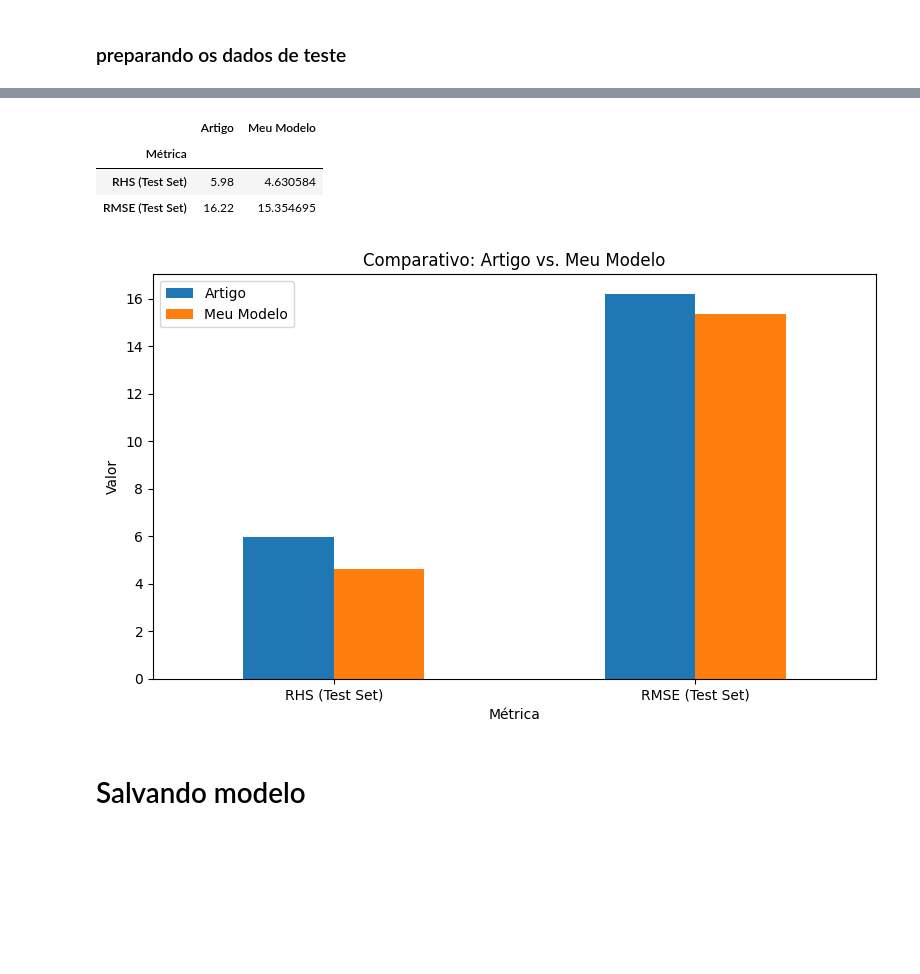
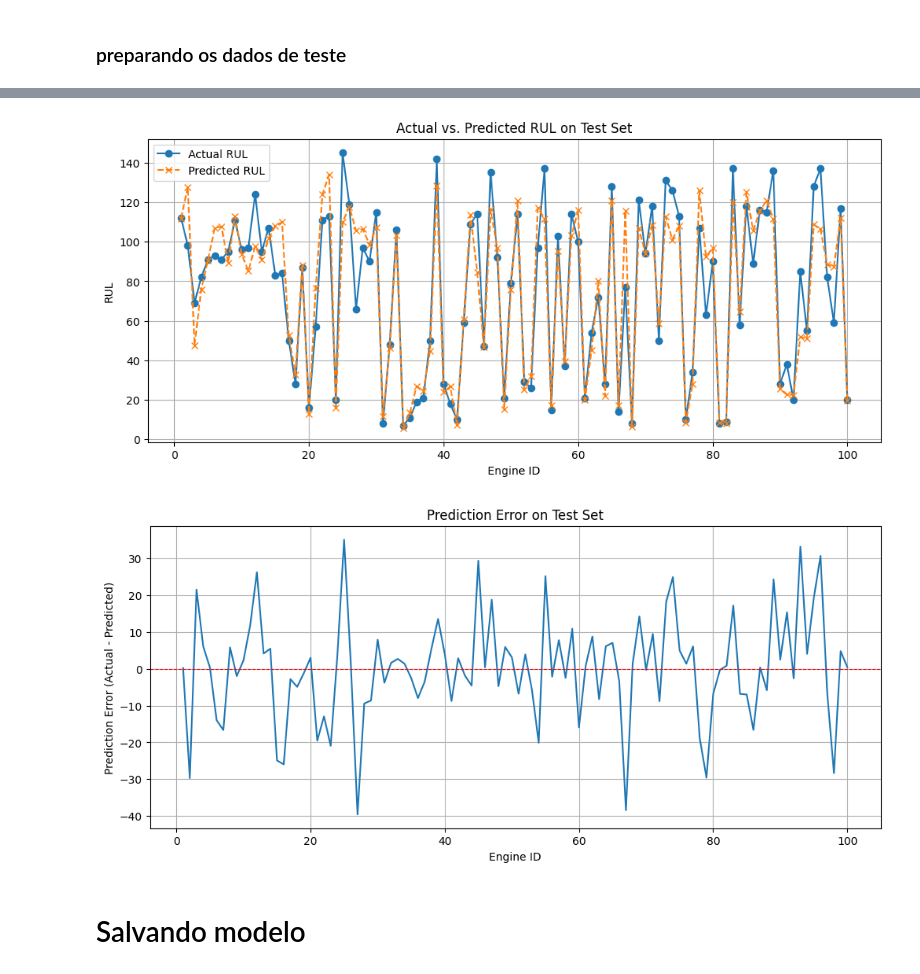
Before and after one commit to daviseemann/turbofan-rul-prediction-cmapss, a Jupyter notebook: notebooks/MLP-3.ipynb, the cells around one changed output, grey strips where cells are left out. Cells and saved outputs as stored; diff of their text form; code cells hidden in the pictures; blank space fills up the shorter version.

```diff
--- a/notebooks/MLP-3.ipynb
+++ b/notebooks/MLP-3.ipynb
@@ -609,36 +636,36 @@ plt.show()
-# %%
-# 1) Defina aqui os valores reportados no artigo
-article_metrics = {
-    'RHS (Test Set)': 5.98,
-    'RMSE (Test Set)': 16.22
-}
-
-# 2) Defina aqui os valores que você obteve
-my_metrics = {
-    'RHS (Test Set)': test_rhs,
-    'RMSE (Test Set)': float(root_mean_squared_error(y_test, y_pred_test))
-}
-
-# 3) Monte o DataFrame comparativo
-df_cmp = pd.DataFrame({
-    'Artigo': article_metrics,
-    'Meu Modelo': my_metrics
-})
-df_cmp.index.name = 'Métrica'
-display(df_cmp)
-
-# 4) Plot de barras
-ax = df_cmp.plot.bar(rot=0, figsize=(8,5))
-ax.set_ylabel('Valor')
-ax.set_title('Comparativo: Artigo vs. Meu Modelo')
-plt.tight_layout()
-plt.show()
-# %% [output]
-|  | Artigo | Meu Modelo |
-| Métrica |  |  |
-| RHS (Test Set) | 5.98 | 4.630584 |
-| RMSE (Test Set) | 16.22 | 15.354695 |
-[figure, removed]
+# %%
+# Create a DataFrame for plotting RUL and errors
+df_test_results = pd.DataFrame({
+    'engine_id': df_rul['engine_id'].values,  # Assuming df_rul is aligned with X_test/y_test
+    'RUL_Actual': y_test,
+    'RUL_Predicted': y_pred_test,
+    'Prediction_Error': y_test - y_pred_test
+})
+
+# Plot 1: RUL vs. Engine ID
+plt.figure(figsize=(12, 5))
+plt.plot(df_test_results['engine_id'], df_test_results['RUL_Actual'], label='Actual RUL', marker='o', linestyle='-')
+plt.plot(df_test_results['engine_id'], df_test_results['RUL_Predicted'], label='Predicted RUL', marker='x', linestyle='--')
+plt.xlabel('Engine ID')
+plt.ylabel('RUL')
+plt.title('Actual vs. Predicted RUL on Test Set')
+plt.legend()
+plt.grid(True)
+plt.show()
+
+
+# Plot 2: Prediction Error vs. Engine ID
+plt.figure(figsize=(12, 5))
+plt.plot(df_test_results['engine_id'], df_test_results['Prediction_Error'])
+plt.xlabel('Engine ID')
+plt.ylabel('Prediction Error (Actual - Predicted)')
+plt.title('Prediction Error on Test Set')
+plt.axhline(0, color='red', linestyle='--', linewidth=0.8) # Add a horizontal line at 0 error
+plt.grid(True)
+plt.show()
+# %% [output]
+[figure, added]
+[figure, added]
 # %% [markdown]
 # Salvando modelo
 # %%
```
Also changed, not shown: parts of 14 cells of this notebook.
